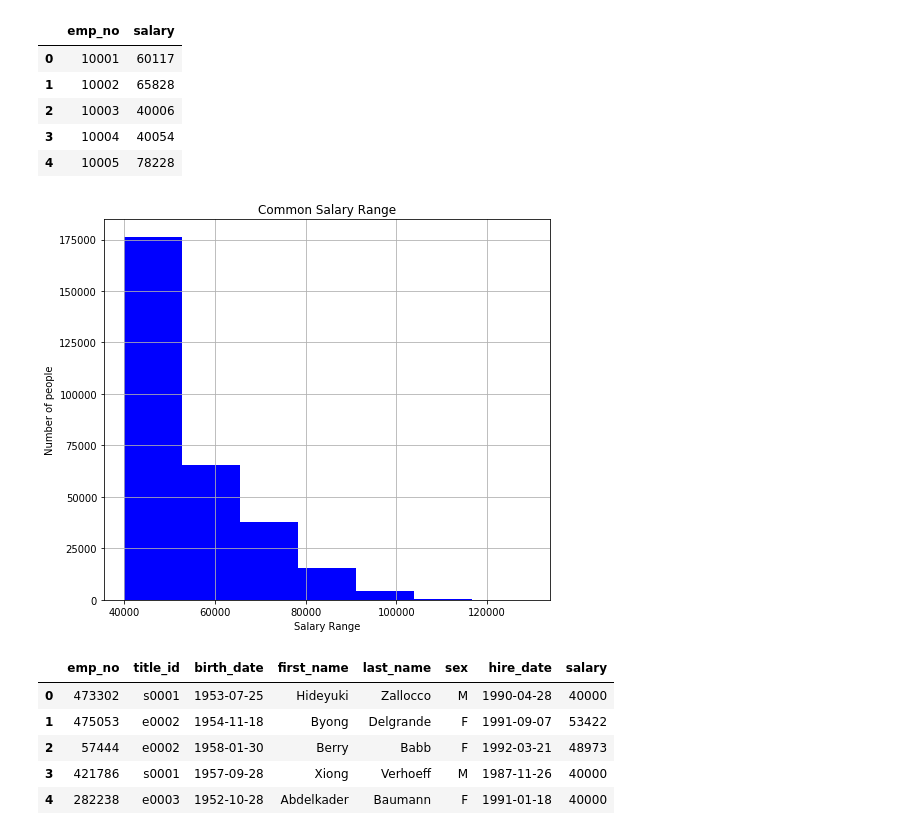
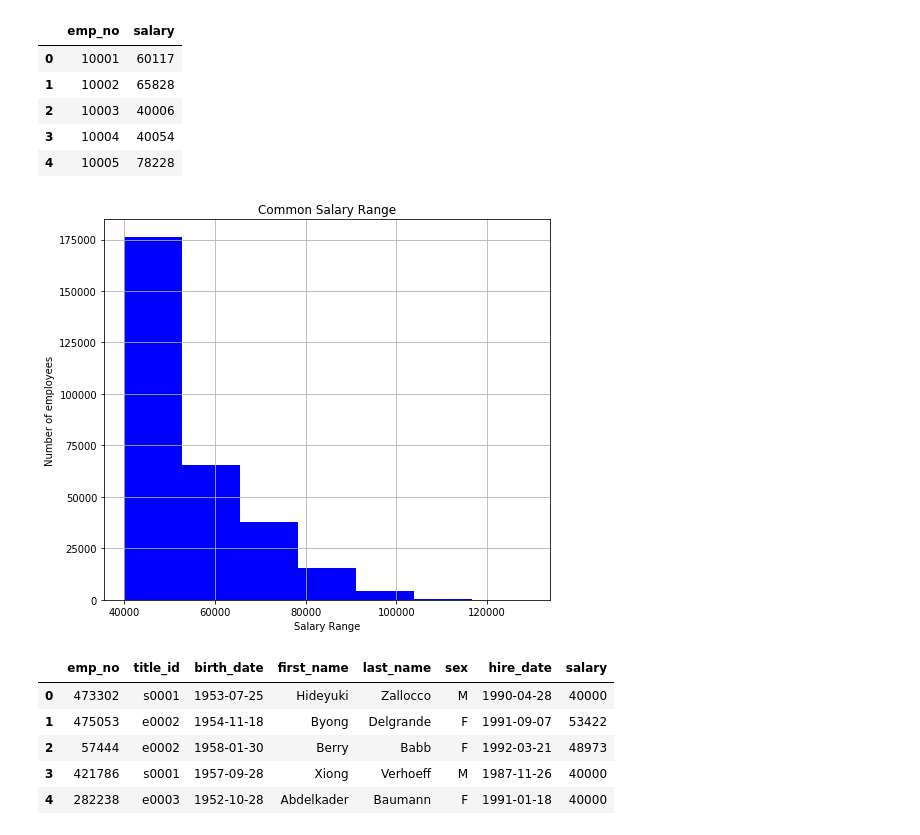
Before and after one commit to UoT-Bootcamp/Employee-Dataset, a Jupyter notebook: EmployeeSQL.ipynb, the cells around one changed output. Cells and saved outputs as stored; diff of their text form; code cells hidden in the pictures.

```diff
--- a/EmployeeSQL.ipynb
+++ b/EmployeeSQL.ipynb
@@ -24,16 +24,16 @@ salary_df.head()
 # %%
 # Plot the histogram
 plt.figure(figsize = (8,7))
 plt.hist(salary_df["salary"],bins = 7, color = 'blue')
 plt.grid(True)
 plt.xlabel("Salary Range")
-plt.ylabel("Number of people")
+plt.ylabel("Number of employees")
 plt.title("Common Salary Range")
 plt.savefig("Images/common_salary_range.png")
 
 # salary_df.plot.hist(bins = 8)
 # %% [output]
-[figure, old version]
+[figure, new version]
 # %%
 # Query all records in the the 'Employees' table
 employee_df = pd.read_sql_table(
```
Also changed, not shown: 1 other file.
